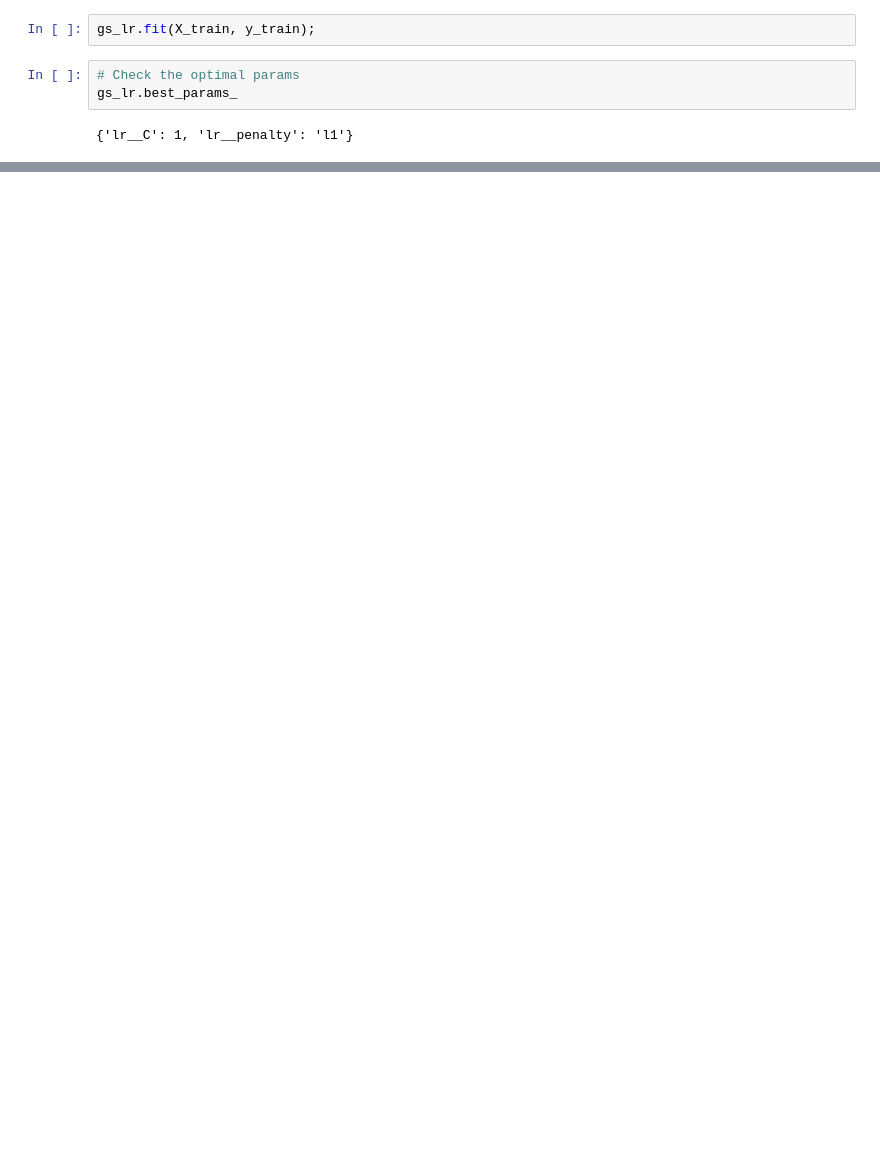
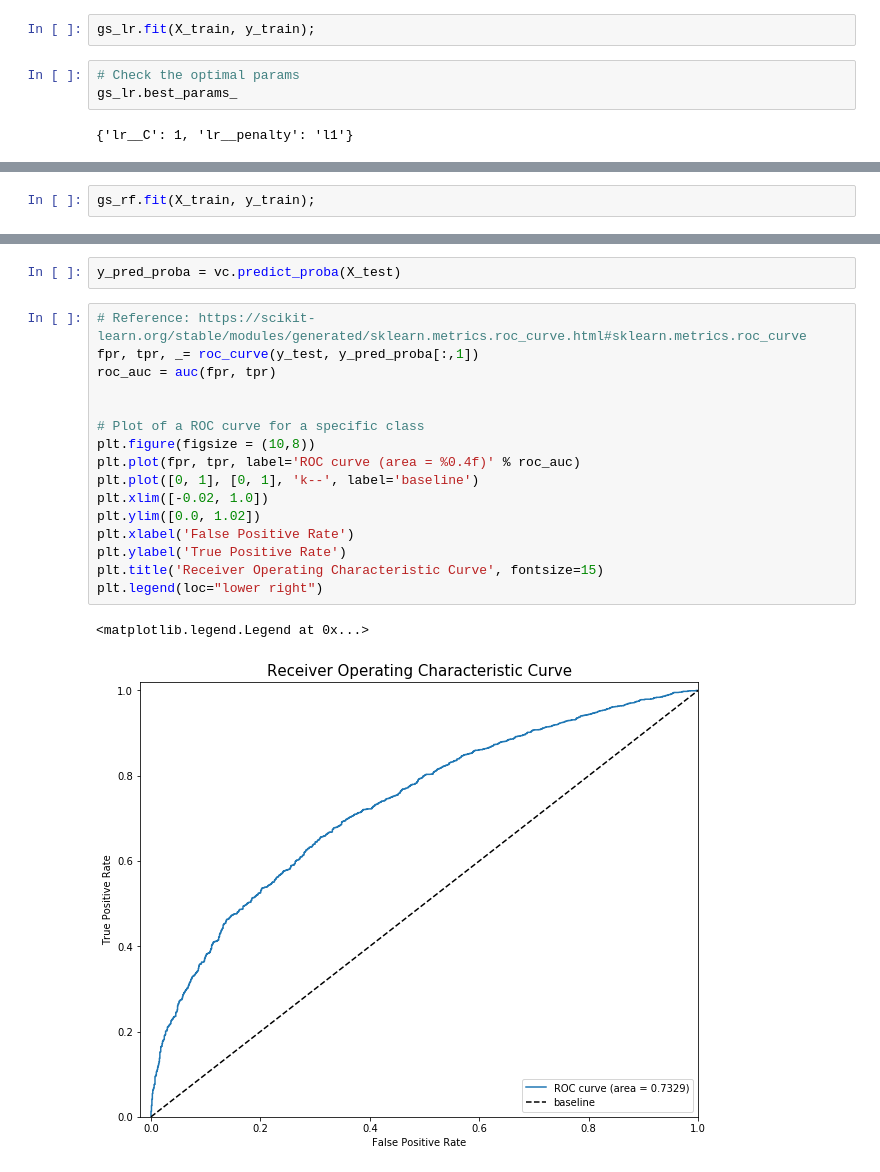
Before and after one commit to FredaXin/client_project, a Jupyter notebook: Freda/code/modeling.ipynb, the cells around one changed output, grey strips where cells are left out. Cells and saved outputs as stored; diff of their text form; blank space fills up the shorter version.

```diff
--- a/Freda/code/modeling.ipynb
+++ b/Freda/code/modeling.ipynb
@@ -228,0 +377,2 @@ gs_lr.score(X_test, y_test)
+# %%
+gs_rf.fit(X_train, y_train);
@@ -228,0 +520,21 @@ gs_lr.score(X_test, y_test)
+# %%
+y_pred_proba = vc.predict_proba(X_test)
+# %%
+# Reference: https://scikit-learn.org/stable/modules/generated/sklearn.metrics.roc_curve.html#sklearn.metrics.roc_curve
+fpr, tpr, _= roc_curve(y_test, y_pred_proba[:,1])
+roc_auc = auc(fpr, tpr)
+
+
+# Plot of a ROC curve for a specific class
+plt.figure(figsize = (10,8))
+plt.plot(fpr, tpr, label='ROC curve (area = %0.4f)' % roc_auc)
+plt.plot([0, 1], [0, 1], 'k--', label='baseline')
+plt.xlim([-0.02, 1.0])
+plt.ylim([0.0, 1.02])
+plt.xlabel('False Positive Rate')
+plt.ylabel('True Positive Rate')
+plt.title('Receiver Operating Characteristic Curve', fontsize=15)
+plt.legend(loc="lower right")
+# %% [output]
+<matplotlib.legend.Legend at 0x...>
+[figure, added]
```
Also changed, not shown: parts of 64 cells of this notebook.
